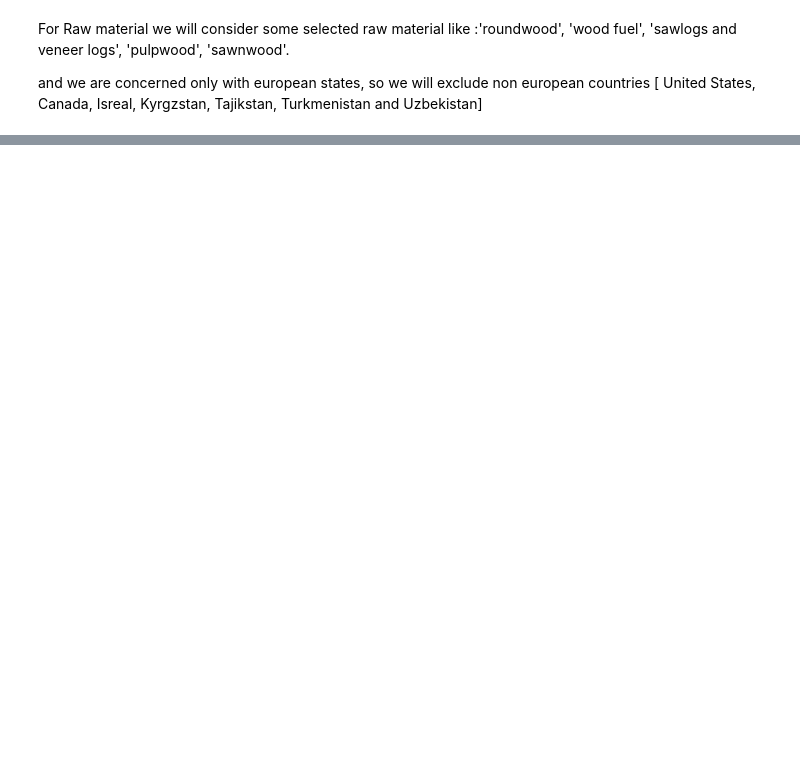
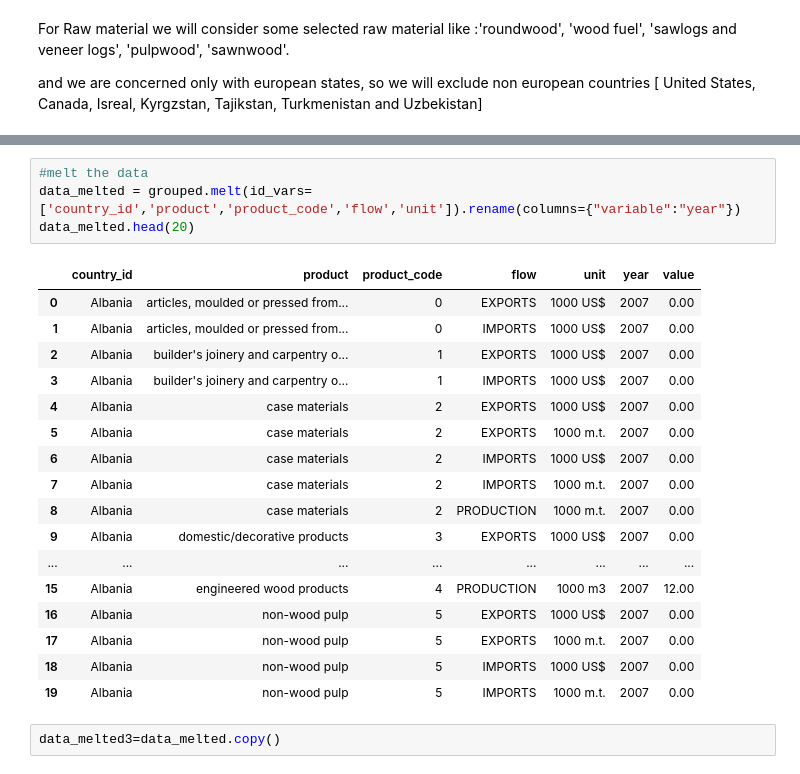
Before and after one commit to dubem12/mid_project, a Jupyter notebook: notebooks/cleaning_note.ipynb, the cells around one changed output, grey strips where cells are left out. Saved outputs shown, nothing was run; the diff lists cells and outputs as text; blank space fills up the shorter version.

```diff
--- a/notebooks/cleaning_note.ipynb
+++ b/notebooks/cleaning_note.ipynb
@@ -518,0 +545,24 @@ and we are concerned only with european states, so we will exclude non european
+# %%
+#melt the data
+data_melted = grouped.melt(id_vars=['country_id','product','product_code','flow','unit']).rename(columns={"variable":"year"})
+data_melted.head(20)
+# %% [output]
+|  | country_id | product | product_code | flow | unit | year | value |
+| 0 | Albania | articles, moulded or pressed from... | 0 | EXPORTS | 1000 US$ | 2007 | 0.00 |
+| 1 | Albania | articles, moulded or pressed from... | 0 | IMPORTS | 1000 US$ | 2007 | 0.00 |
+| 2 | Albania | builder's joinery and carpentry o... | 1 | EXPORTS | 1000 US$ | 2007 | 0.00 |
+| 3 | Albania | builder's joinery and carpentry o... | 1 | IMPORTS | 1000 US$ | 2007 | 0.00 |
+| 4 | Albania | case materials | 2 | EXPORTS | 1000 US$ | 2007 | 0.00 |
+| 5 | Albania | case materials | 2 | EXPORTS | 1000 m.t. | 2007 | 0.00 |
+| 6 | Albania | case materials | 2 | IMPORTS | 1000 US$ | 2007 | 0.00 |
+| 7 | Albania | case materials | 2 | IMPORTS | 1000 m.t. | 2007 | 0.00 |
+| 8 | Albania | case materials | 2 | PRODUCTION | 1000 m.t. | 2007 | 0.00 |
+| 9 | Albania | domestic/decorative products | 3 | EXPORTS | 1000 US$ | 2007 | 0.00 |
+| ... | ... | ... | ... | ... | ... | ... | ... |
+| 15 | Albania | engineered wood products | 4 | PRODUCTION | 1000 m3 | 2007 | 12.00 |
+| 16 | Albania | non-wood pulp | 5 | EXPORTS | 1000 US$ | 2007 | 0.00 |
+| 17 | Albania | non-wood pulp | 5 | EXPORTS | 1000 m.t. | 2007 | 0.00 |
+| 18 | Albania | non-wood pulp | 5 | IMPORTS | 1000 US$ | 2007 | 0.00 |
+| 19 | Albania | non-wood pulp | 5 | IMPORTS | 1000 m.t. | 2007 | 0.00 |
+# %%
+data_melted3=data_melted.copy()
```
Also changed, not shown: parts of 10 cells of this notebook, 3 other files.
